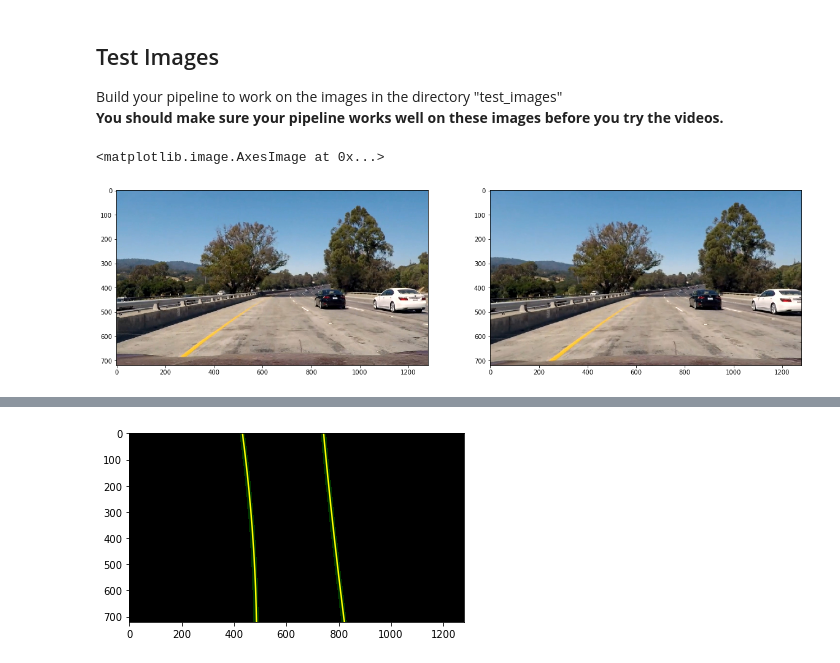
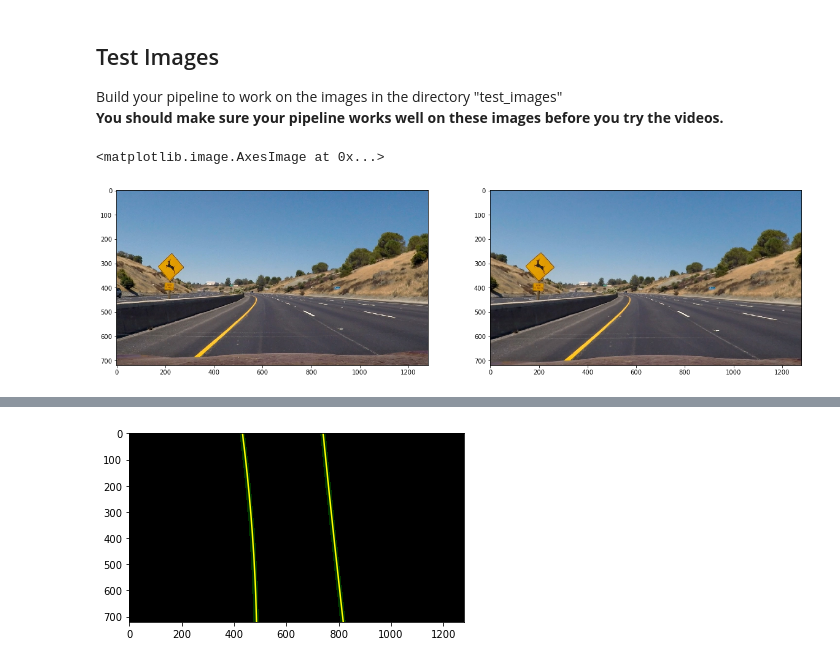
Before and after one commit to falreis/CarND-Advanced-Lane-Lines, a Jupyter notebook: code.ipynb, the cells around one changed output, grey strips where cells are left out. Cells and saved outputs as stored; diff of their text form; code cells hidden in the pictures.

```diff
--- a/code.ipynb
+++ b/code.ipynb
@@ -838,17 +838,17 @@ calibration15.jpg
 Build your pipeline to work on the images in the directory "test_images"
 **You should make sure your pipeline works well on these images before you try the videos.**
 # %%
-original_img = mpimg.imread('test_images/sec39.jpg')
+original_img = mpimg.imread('test_images/test2.jpg')
 
 #undistort image
 image = cv2.undistort(original_img, mtx, dist, None, mtx)
 
 f, (ax1, ax2) = plt.subplots(1, 2, figsize=(20,20))
 ax1.imshow(original_img)
 ax2.imshow(image)
 # %% [output]
 <matplotlib.image.AxesImage at 0x...>
-[figure, old version]
+[figure, new version]
 # %%
 #warp original image
 warp_orig = warp_transform(image)
```
Also changed, not shown: parts of 20 cells of this notebook, 14 other files.
